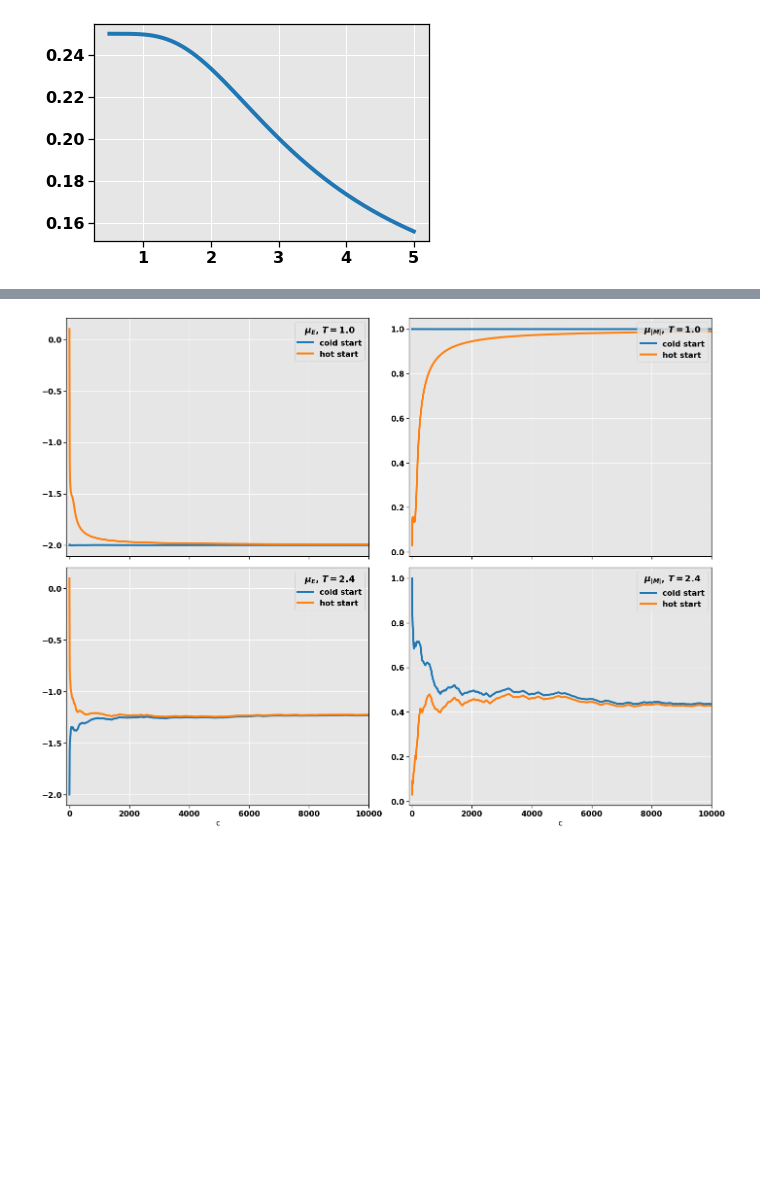
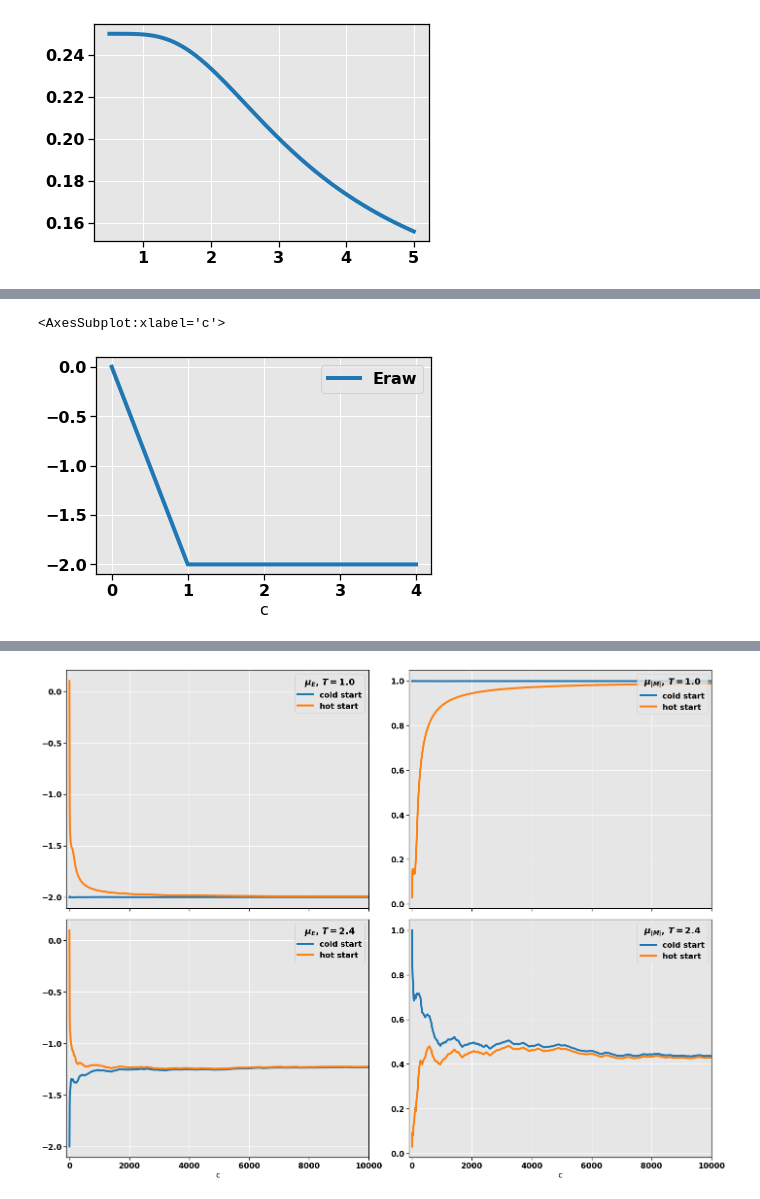
Before and after one commit to fonstelien/FYS4150, a Jupyter notebook: project4/results/project4.ipynb, the cells around one changed output, grey strips where cells are left out. Cells and saved outputs as stored; diff of their text form; code cells hidden in the pictures; blank space fills up the shorter version.

```diff
--- a/project4/results/project4.ipynb
+++ b/project4/results/project4.ipynb
@@ -67,3 +125,9 @@ plt.plot(T, expMabs(T)/N)
+# %%
+df = pd.read_csv("./2x2/2x2-equilibration.csv", comment='#')
+df.iloc[:5].plot(x='c', y='Eraw')
+# %% [output]
+<AxesSubplot:xlabel='c'>
+[figure, added]
 # %%
 T = 1.0
 E = expE(T)/4
```
Also changed, not shown: parts of 6 cells of this notebook, 1 other file.
